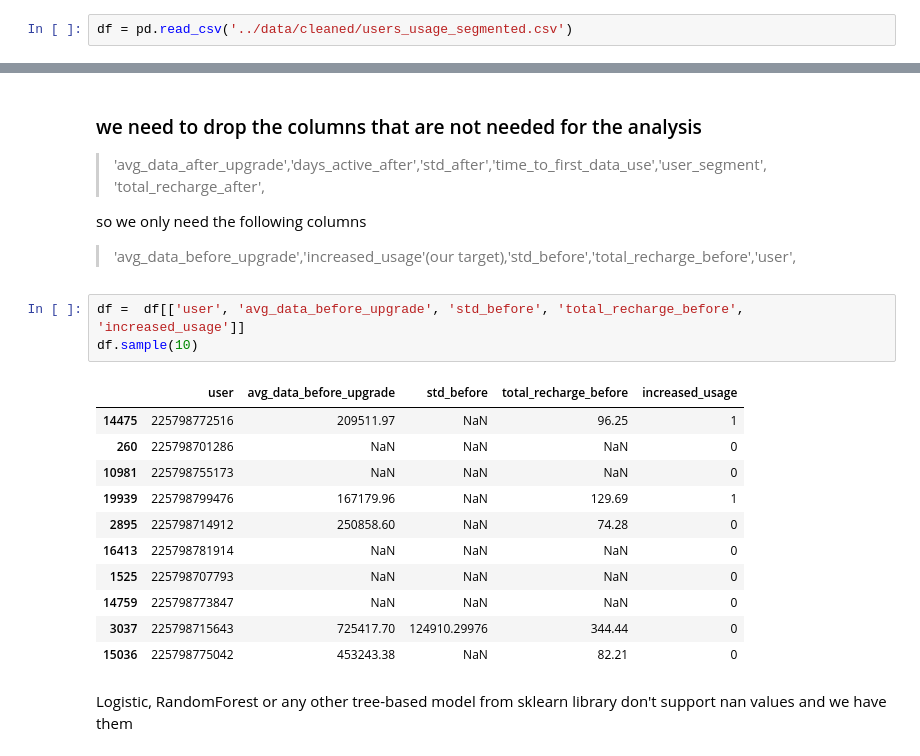
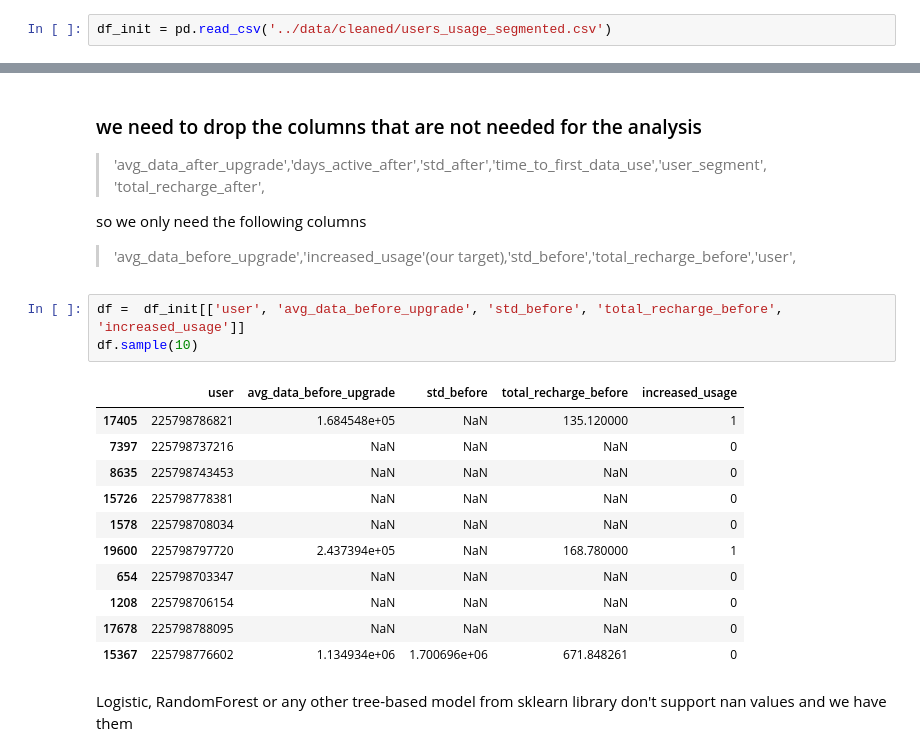
Before and after one commit to Badzoneyv4n/MTN_Data_Up-sell_Project, a Jupyter notebook: notebooks/3_modeling.ipynb, the cells around one changed output, grey strips where cells are left out. Drawn from its saved outputs; the diff is of its cells as text.

```diff
--- a/notebooks/3_modeling.ipynb
+++ b/notebooks/3_modeling.ipynb
@@ -19,5 +21,5 @@ from class_metrics import display_metrics
 # %% [markdown]
 # Load the the users with segments dataset
 # %%
-df = pd.read_csv('../data/cleaned/users_usage_segmented.csv')
+df_init = pd.read_csv('../data/cleaned/users_usage_segmented.csv')
 # %%
@@ -44,20 +46,20 @@ so we only need the following columns
 
 > 'avg_data_before_upgrade','increased_usage'(our target),'std_before','total_recharge_before','user',
 # %%
-df =  df[['user', 'avg_data_before_upgrade', 'std_before', 'total_recharge_before', 'increased_usage']]
+df =  df_init[['user', 'avg_data_before_upgrade', 'std_before', 'total_recharge_before', 'increased_usage']]
 df.sample(10)
 # %% [output]
 |  | user | avg_data_before_upgrade | std_before | total_recharge_before | increased_usage |
-| 14475 | 225798772516 | 209511.97 | NaN | 96.25 | 1 |
-| 260 | 225798701286 | NaN | NaN | NaN | 0 |
-| 10981 | 225798755173 | NaN | NaN | NaN | 0 |
-| 19939 | 225798799476 | 167179.96 | NaN | 129.69 | 1 |
-| 2895 | 225798714912 | 250858.60 | NaN | 74.28 | 0 |
-| 16413 | 225798781914 | NaN | NaN | NaN | 0 |
-| 1525 | 225798707793 | NaN | NaN | NaN | 0 |
-| 14759 | 225798773847 | NaN | NaN | NaN | 0 |
-| 3037 | 225798715643 | 725417.70 | 124910.29976 | 344.44 | 0 |
-| 15036 | 225798775042 | 453243.38 | NaN | 82.21 | 0 |
+| 17405 | 225798786821 | 1.684548e+05 | NaN | 135.120000 | 1 |
+| 7397 | 225798737216 | NaN | NaN | NaN | 0 |
+| 8635 | 225798743453 | NaN | NaN | NaN | 0 |
+| 15726 | 225798778381 | NaN | NaN | NaN | 0 |
+| 1578 | 225798708034 | NaN | NaN | NaN | 0 |
+| 19600 | 225798797720 | 2.437394e+05 | NaN | 168.780000 | 1 |
+| 654 | 225798703347 | NaN | NaN | NaN | 0 |
+| 1208 | 225798706154 | NaN | NaN | NaN | 0 |
+| 17678 | 225798788095 | NaN | NaN | NaN | 0 |
+| 15367 | 225798776602 | 1.134934e+06 | 1.700696e+06 | 671.848261 | 0 |
 # %% [markdown]
 Logistic, RandomForest or any other tree-based model from sklearn library don't support nan values and we have them
 # %%
```
Also changed, not shown: parts of 21 cells of this notebook, 10 other files.
